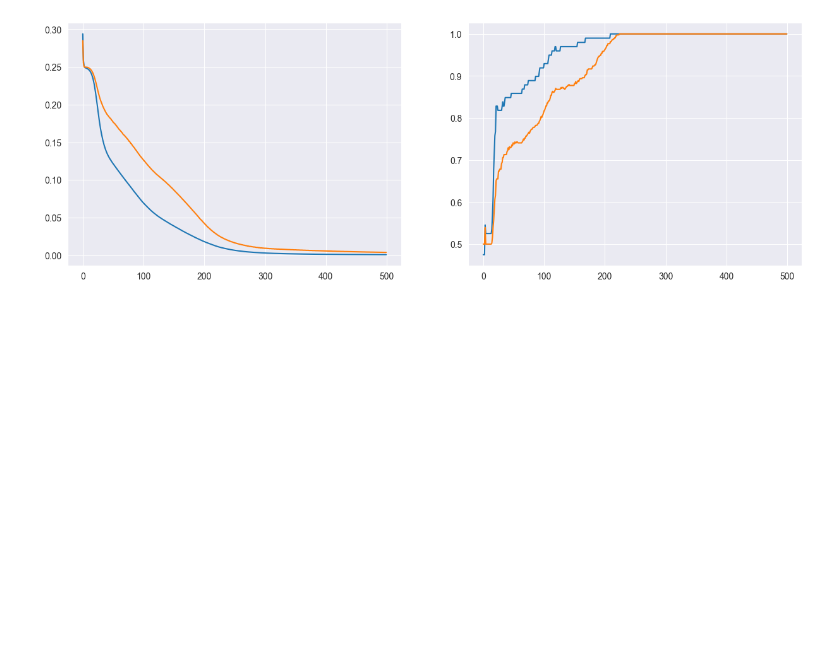
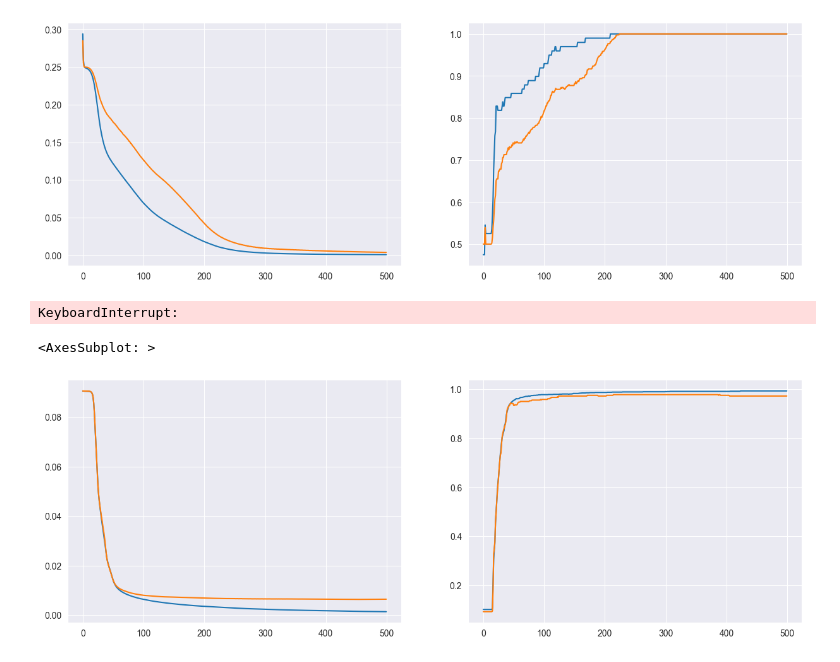
Before and after one commit to vornao/neural-network-from-scratch, a Jupyter notebook: notebooks/moons_test.ipynb, the cells around one changed output. Drawn from its saved outputs; the diff is of its cells as text; code cells hidden in the pictures; blank space fills up the shorter version.

Commit message:
added mnist test

```diff
--- a/notebooks/moons_test.ipynb
+++ b/notebooks/moons_test.ipynb
@@ -49,3 +49,22 @@ sns.lineplot(stats['val_acc'], ax=axs[1])
 # %% [output]
 <AxesSubplot: >
 [figure]
+# %%
+x_train, x_test, y_train, y_test = load_mnist()
+# %%
+model = Network(64)
+model.add_layer(16, ReLU())
+model.add_layer(10, Sigmoid(0.001))
+stats = model.train(x_train, y_train, x_test, y_test, metric=MulticlassAccuracy(), loss=MeanSquaredError(), epochs=500)
+# %% [output]
+KeyboardInterrupt:
+# %%
+fig, axs = plt.subplots(1, 2, figsize=(15, 5))
+
+sns.lineplot(stats['train_loss'], ax=axs[0])
+sns.lineplot(stats['val_loss'], ax=axs[0])
+sns.lineplot(stats['train_acc'], ax=axs[1])
+sns.lineplot(stats['val_acc'], ax=axs[1])
+# %% [output]
+<AxesSubplot: >
+[figure, added]
```
Also changed, not shown: parts of 1 cell of this notebook, 1 other file.
